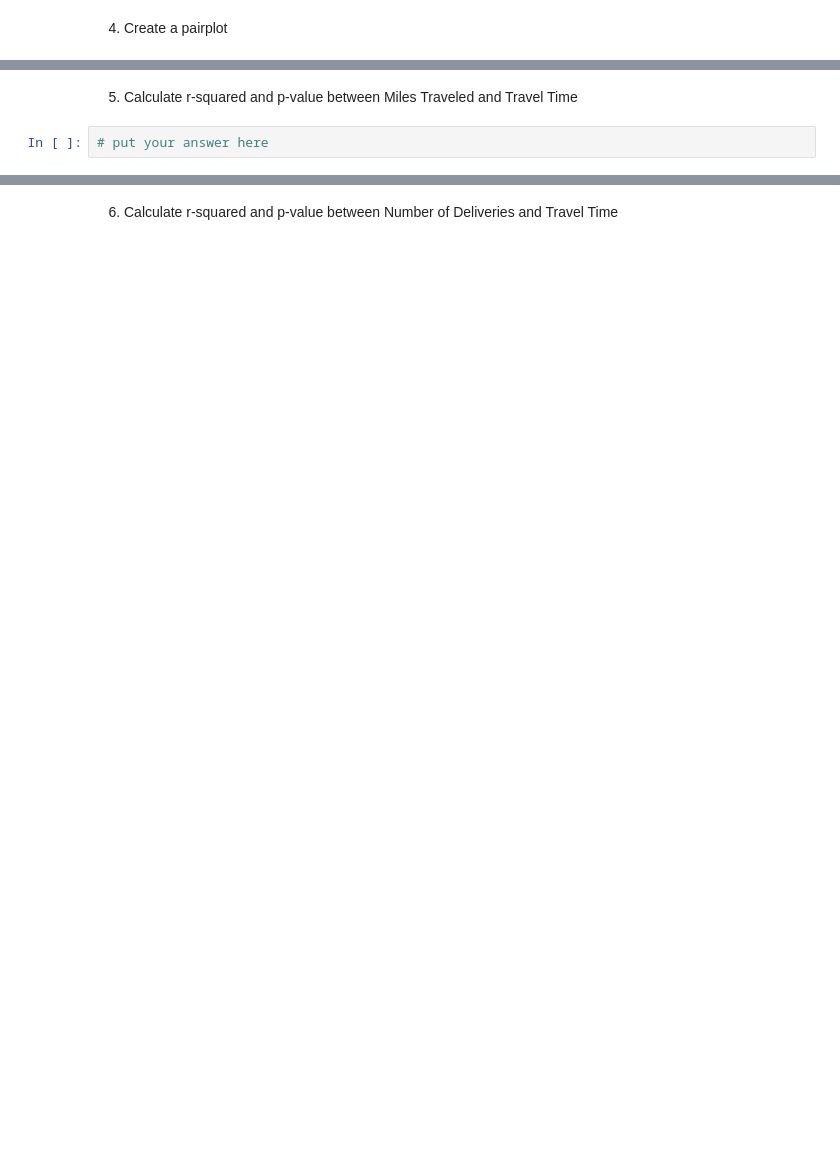
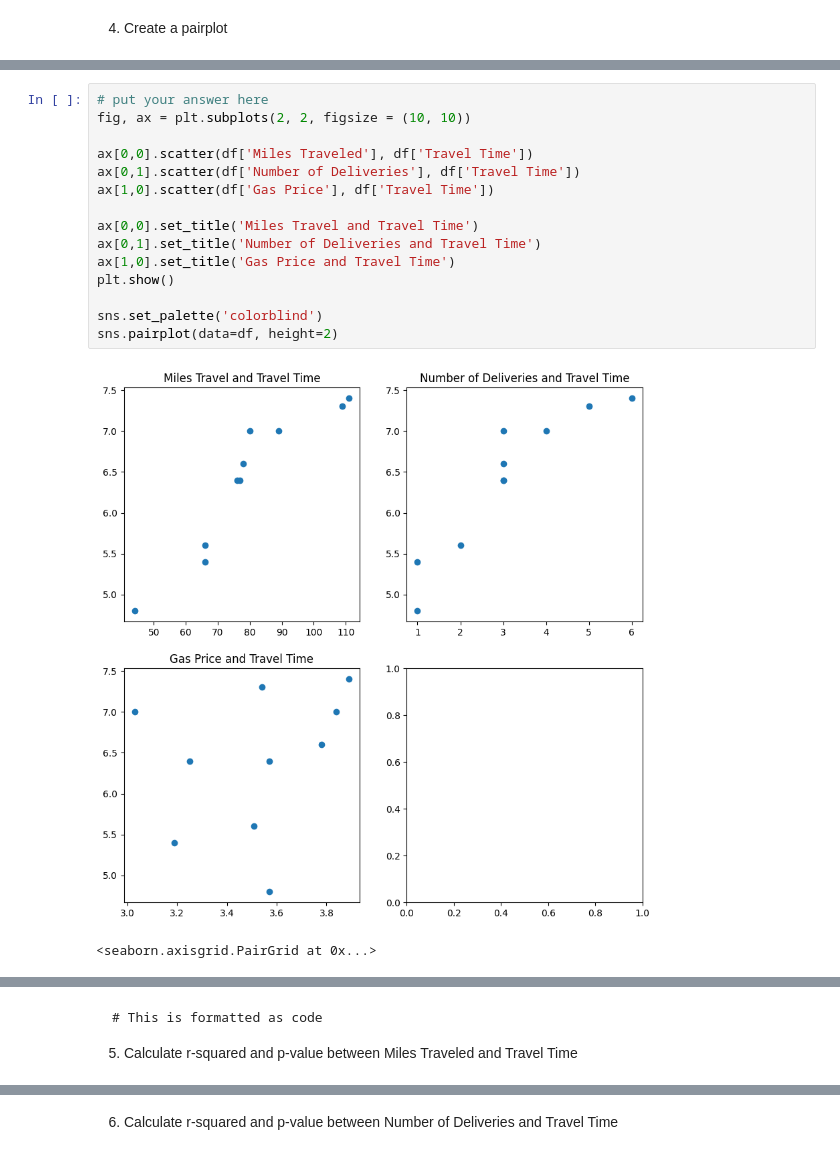
Before and after one commit to robitussin/CCMACLRL, a Jupyter notebook: Exercise2B.ipynb, the cells around one changed output, grey strips where cells are left out. Saved outputs shown, nothing was run; the diff lists cells and outputs as text; blank space fills up the shorter version.

````diff
--- a/Exercise2B.ipynb
+++ b/Exercise2B.ipynb
@@ -64,0 +67,18 @@ plt.ylabel
+# %%
+# put your answer here
+fig, ax = plt.subplots(2, 2, figsize = (10, 10))
+
+ax[0,0].scatter(df['Miles Traveled'], df['Travel Time'])
+ax[0,1].scatter(df['Number of Deliveries'], df['Travel Time'])
+ax[1,0].scatter(df['Gas Price'], df['Travel Time'])
+
+ax[0,0].set_title('Miles Travel and Travel Time')
+ax[0,1].set_title('Number of Deliveries and Travel Time')
+ax[1,0].set_title('Gas Price and Travel Time')
+plt.show()
+
+sns.set_palette('colorblind')
+sns.pairplot(data=df, height=2)
+# %% [output]
+[figure, added]
+<seaborn.axisgrid.PairGrid at 0x...>
@@ -65,4 +86,8 @@ plt.ylabel
 # %% [markdown]
+
+
+```
+# This is formatted as code
+```
+
 5. Calculate r-squared and p-value between Miles Traveled and Travel Time
-# %%
-# put your answer here
````
Also changed, not shown: parts of 7 cells of this notebook.
